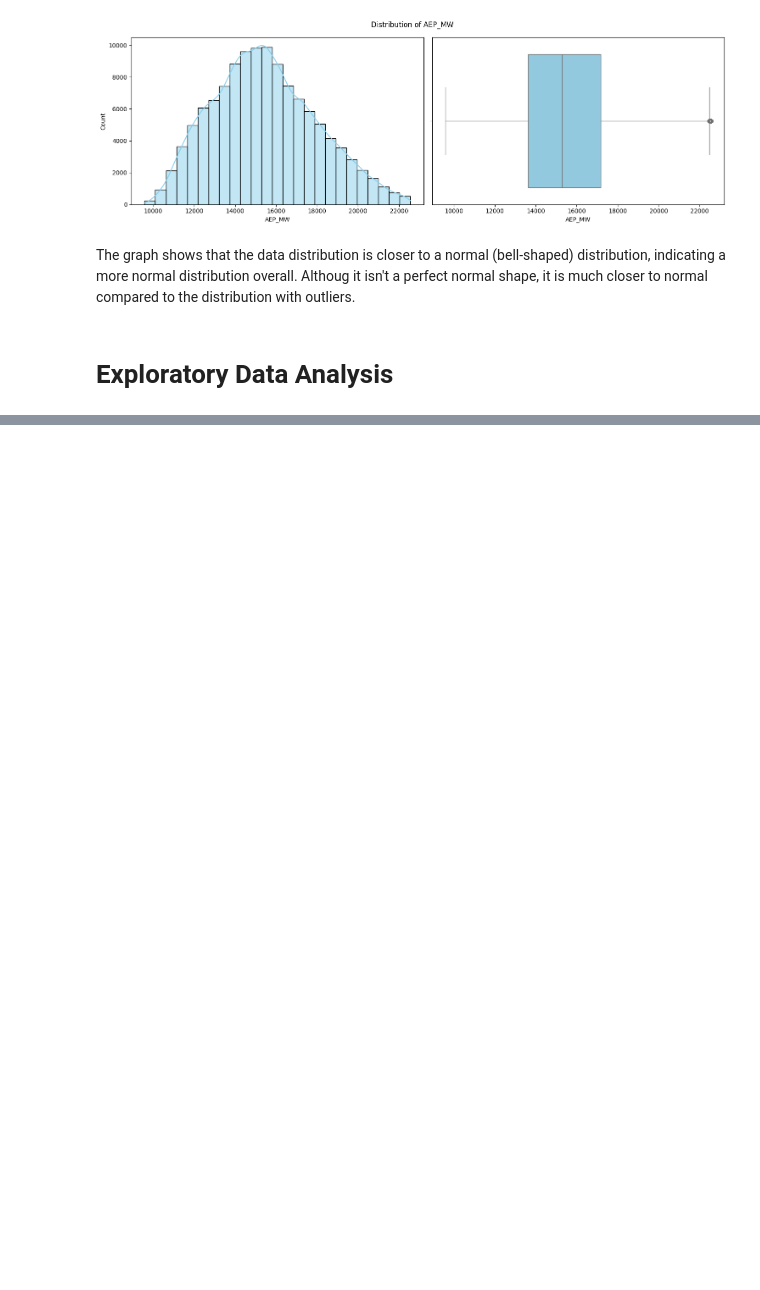
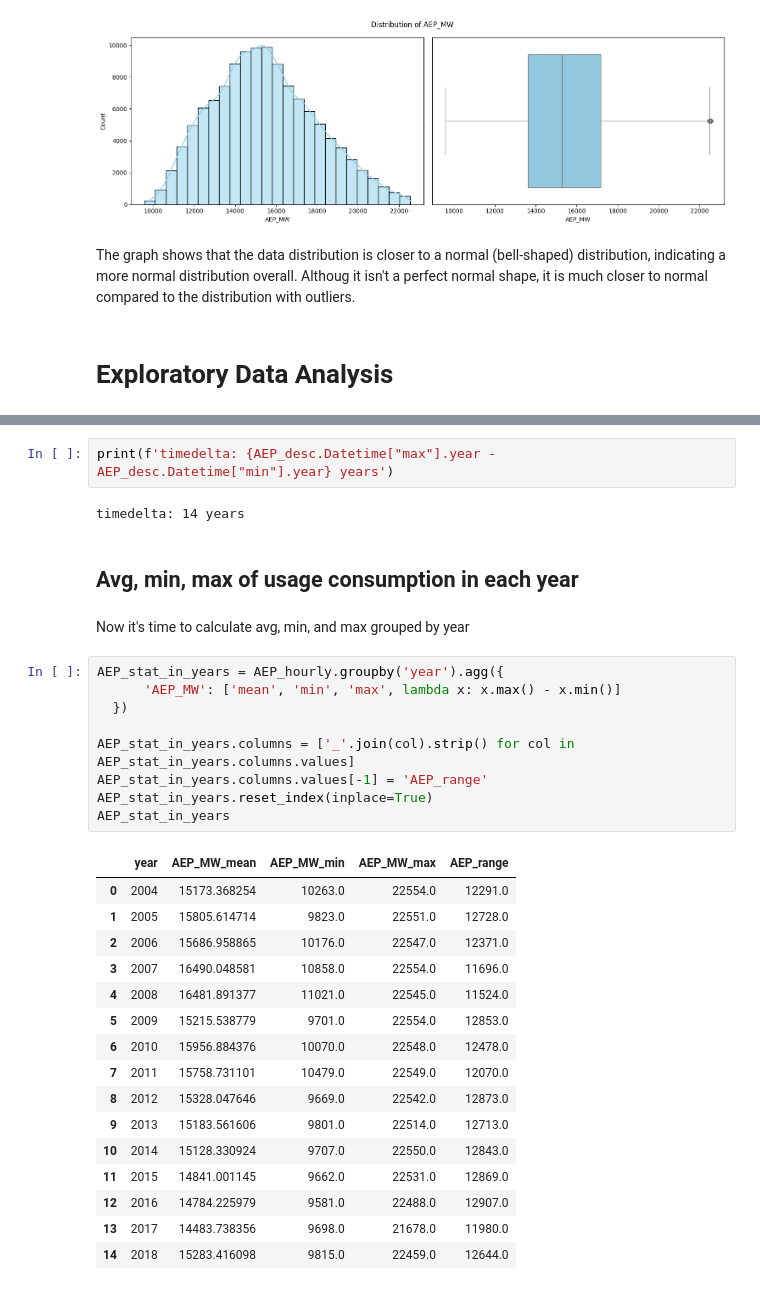
Before and after one commit to sayid-alt/AEP-Hourly-Energy-Consumption-Prediction, a Jupyter notebook: Analysis_AEP_Hourly_Energy_Consumption.ipynb, the cells around one changed output, grey strips where cells are left out. Cells and saved outputs as stored; diff of their text form; blank space fills up the shorter version.

```diff
--- a/Analysis_AEP_Hourly_Energy_Consumption.ipynb
+++ b/Analysis_AEP_Hourly_Energy_Consumption.ipynb
@@ -299,0 +327,34 @@ AEP_hourly.describe()
+# %%
+print(f'timedelta: {AEP_desc.Datetime["max"].year - AEP_desc.Datetime["min"].year} years')
+# %% [output]
+timedelta: 14 years
+# %% [markdown]
+## Avg, min, max of usage consumption in each year
+# %% [markdown]
+Now it's time to calculate avg, min, and max grouped by year
+# %%
+AEP_stat_in_years = AEP_hourly.groupby('year').agg({
+      'AEP_MW': ['mean', 'min', 'max', lambda x: x.max() - x.min()]
+  })
+
+AEP_stat_in_years.columns = ['_'.join(col).strip() for col in AEP_stat_in_years.columns.values]
+AEP_stat_in_years.columns.values[-1] = 'AEP_range'
+AEP_stat_in_years.reset_index(inplace=True)
+AEP_stat_in_years
+# %% [output]
+|  | year | AEP_MW_mean | AEP_MW_min | AEP_MW_max | AEP_range |
+| 0 | 2004 | 15173.368254 | 10263.0 | 22554.0 | 12291.0 |
+| 1 | 2005 | 15805.614714 | 9823.0 | 22551.0 | 12728.0 |
+| 2 | 2006 | 15686.958865 | 10176.0 | 22547.0 | 12371.0 |
+| 3 | 2007 | 16490.048581 | 10858.0 | 22554.0 | 11696.0 |
+| 4 | 2008 | 16481.891377 | 11021.0 | 22545.0 | 11524.0 |
+| 5 | 2009 | 15215.538779 | 9701.0 | 22554.0 | 12853.0 |
+| 6 | 2010 | 15956.884376 | 10070.0 | 22548.0 | 12478.0 |
+| 7 | 2011 | 15758.731101 | 10479.0 | 22549.0 | 12070.0 |
+| 8 | 2012 | 15328.047646 | 9669.0 | 22542.0 | 12873.0 |
+| 9 | 2013 | 15183.561606 | 9801.0 | 22514.0 | 12713.0 |
+| 10 | 2014 | 15128.330924 | 9707.0 | 22550.0 | 12843.0 |
+| 11 | 2015 | 14841.001145 | 9662.0 | 22531.0 | 12869.0 |
+| 12 | 2016 | 14784.225979 | 9581.0 | 22488.0 | 12907.0 |
+| 13 | 2017 | 14483.738356 | 9698.0 | 21678.0 | 11980.0 |
+| 14 | 2018 | 15283.416098 | 9815.0 | 22459.0 | 12644.0 |
```
Also changed, not shown: parts of 18 cells of this notebook.
